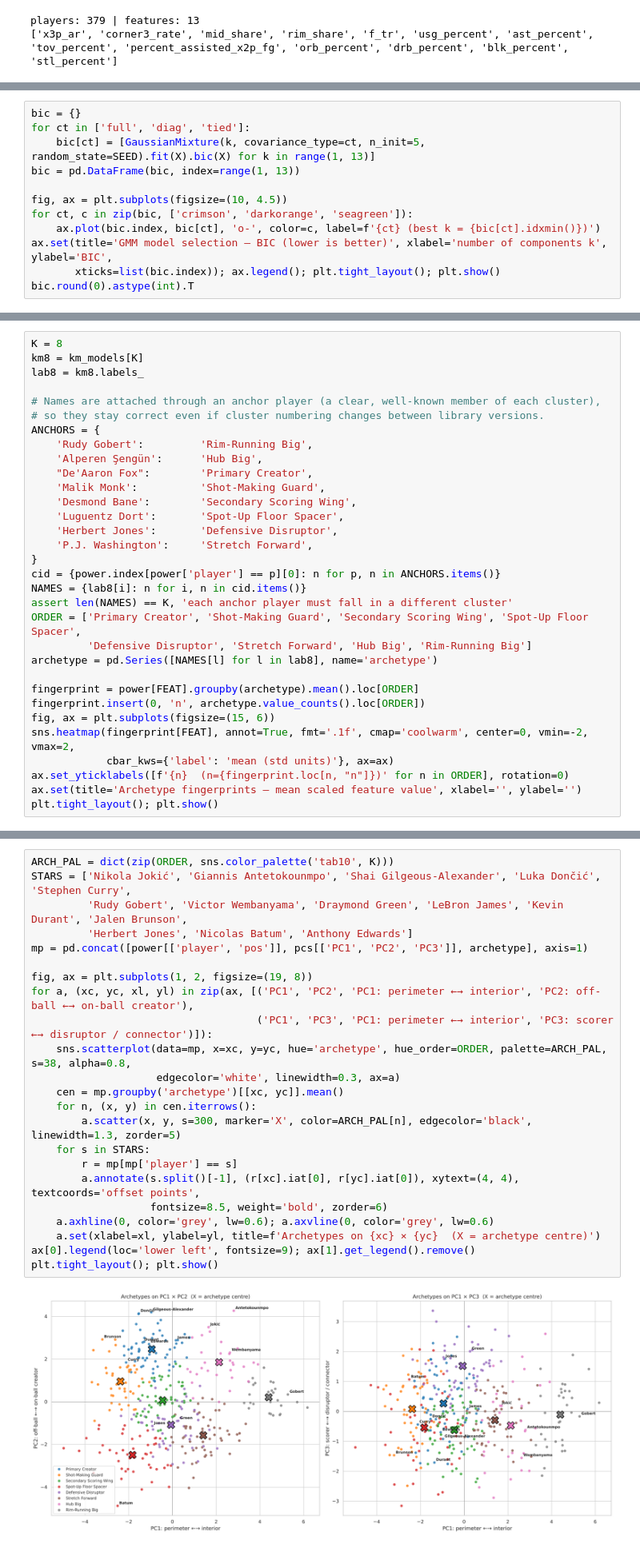
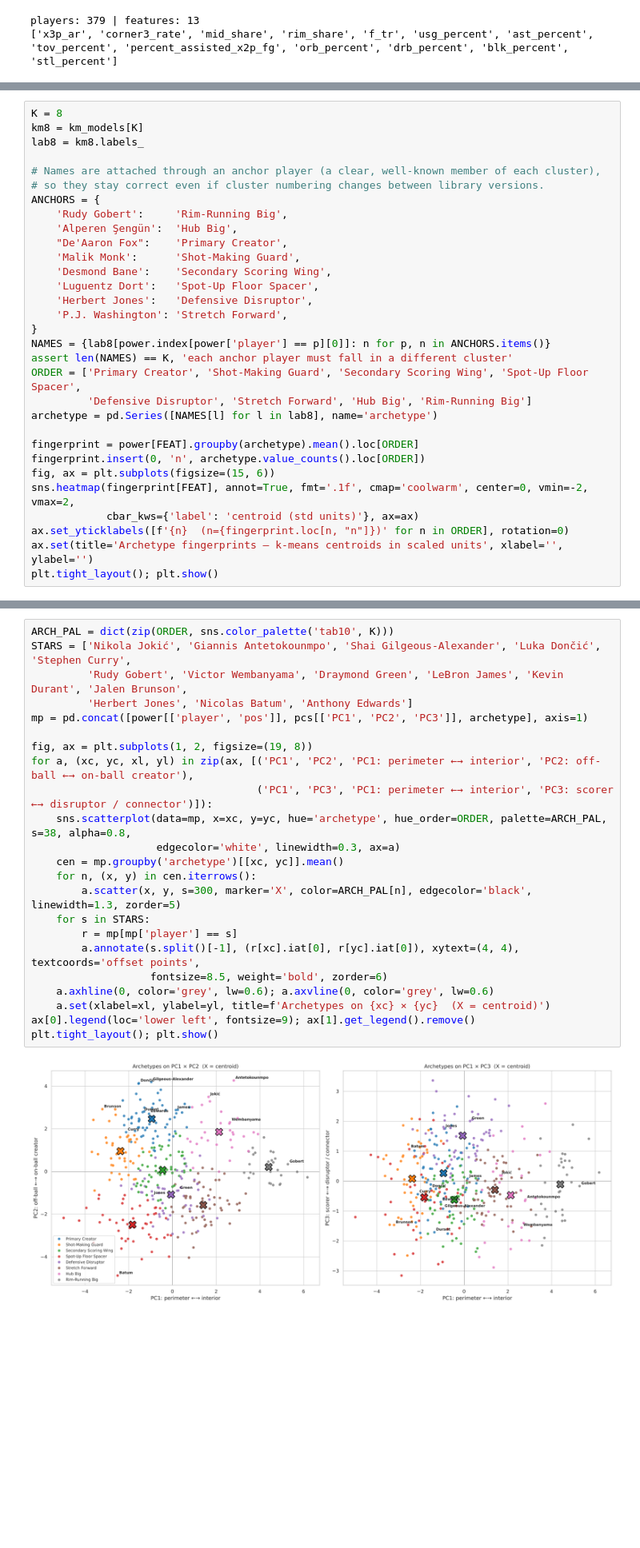
Before and after one commit to nirelkat/NBA_ModernAge_Position, a Jupyter notebook: notebooks/04_Clustering.ipynb, the cells around one changed output, grey strips where cells are left out. Shown at 80% size. Drawn from its saved outputs; the diff is of its cells as text; blank space fills up the shorter version.

```diff
--- a/notebooks/04_Clustering.ipynb
+++ b/notebooks/04_Clustering.ipynb
@@ -245,12 +160,0 @@ better.** With 379 players, a `full` model with 8 components has over 800 parame
-# %%
-bic = {}
-for ct in ['full', 'diag', 'tied']:
-    bic[ct] = [GaussianMixture(k, covariance_type=ct, n_init=5, random_state=SEED).fit(X).bic(X) for k in range(1, 13)]
-bic = pd.DataFrame(bic, index=range(1, 13))
-
-fig, ax = plt.subplots(figsize=(10, 4.5))
-for ct, c in zip(bic, ['crimson', 'darkorange', 'seagreen']):
-    ax.plot(bic.index, bic[ct], 'o-', color=c, label=f'{ct} (best k = {bic[ct].idxmin()})')
-ax.set(title='GMM model selection — BIC (lower is better)', xlabel='number of components k', ylabel='BIC',
-       xticks=list(bic.index)); ax.legend(); plt.tight_layout(); plt.show()
-bic.round(0).astype(int).T
@@ -340,17 +233,16 @@ lab8 = km8.labels_
 # Names are attached through an anchor player (a clear, well-known member of each cluster),
 # so they stay correct even if cluster numbering changes between library versions.
 ANCHORS = {
-    'Rudy Gobert':         'Rim-Running Big',
-    'Alperen Şengün':      'Hub Big',
-    "De'Aaron Fox":        'Primary Creator',
-    'Malik Monk':          'Shot-Making Guard',
-    'Desmond Bane':        'Secondary Scoring Wing',
-    'Luguentz Dort':       'Spot-Up Floor Spacer',
-    'Herbert Jones':       'Defensive Disruptor',
-    'P.J. Washington':     'Stretch Forward',
+    'Rudy Gobert':     'Rim-Running Big',
+    'Alperen Şengün':  'Hub Big',
+    "De'Aaron Fox":    'Primary Creator',
+    'Malik Monk':      'Shot-Making Guard',
+    'Desmond Bane':    'Secondary Scoring Wing',
+    'Luguentz Dort':   'Spot-Up Floor Spacer',
+    'Herbert Jones':   'Defensive Disruptor',
+    'P.J. Washington': 'Stretch Forward',
 }
-cid = {power.index[power['player'] == p][0]: n for p, n in ANCHORS.items()}
-NAMES = {lab8[i]: n for i, n in cid.items()}
+NAMES = {lab8[power.index[power['player'] == p][0]]: n for p, n in ANCHORS.items()}
 assert len(NAMES) == K, 'each anchor player must fall in a different cluster'
 ORDER = ['Primary Creator', 'Shot-Making Guard', 'Secondary Scoring Wing', 'Spot-Up Floor Spacer',
          'Defensive Disruptor', 'Stretch Forward', 'Hub Big', 'Rim-Running Big']
@@ -360,8 +252,8 @@ fingerprint = power[FEAT].groupby(archetype).mean().loc[ORDER]
 fingerprint.insert(0, 'n', archetype.value_counts().loc[ORDER])
 fig, ax = plt.subplots(figsize=(15, 6))
 sns.heatmap(fingerprint[FEAT], annot=True, fmt='.1f', cmap='coolwarm', center=0, vmin=-2, vmax=2,
-            cbar_kws={'label': 'mean (std units)'}, ax=ax)
+            cbar_kws={'label': 'centroid (std units)'}, ax=ax)
 ax.set_yticklabels([f'{n}  (n={fingerprint.loc[n, "n"]})' for n in ORDER], rotation=0)
-ax.set(title='Archetype fingerprints — mean scaled feature value', xlabel='', ylabel='')
+ax.set(title='Archetype fingerprints — k-means centroids in scaled units', xlabel='', ylabel='')
 plt.tight_layout(); plt.show()
 # %% [output]
@@ -445,28 +337,28 @@ Defensive Disruptor and Stretch Forward) should be separated by PC3, so a second
 # %%
 ARCH_PAL = dict(zip(ORDER, sns.color_palette('tab10', K)))
 STARS = ['Nikola Jokić', 'Giannis Antetokounmpo', 'Shai Gilgeous-Alexander', 'Luka Dončić', 'Stephen Curry',
          'Rudy Gobert', 'Victor Wembanyama', 'Draymond Green', 'LeBron James', 'Kevin Durant', 'Jalen Brunson',
          'Herbert Jones', 'Nicolas Batum', 'Anthony Edwards']
 mp = pd.concat([power[['player', 'pos']], pcs[['PC1', 'PC2', 'PC3']], archetype], axis=1)
 
 fig, ax = plt.subplots(1, 2, figsize=(19, 8))
 for a, (xc, yc, xl, yl) in zip(ax, [('PC1', 'PC2', 'PC1: perimeter ←→ interior', 'PC2: off-ball ←→ on-ball creator'),
                                     ('PC1', 'PC3', 'PC1: perimeter ←→ interior', 'PC3: scorer ←→ disruptor / connector')]):
     sns.scatterplot(data=mp, x=xc, y=yc, hue='archetype', hue_order=ORDER, palette=ARCH_PAL, s=38, alpha=0.8,
                     edgecolor='white', linewidth=0.3, ax=a)
     cen = mp.groupby('archetype')[[xc, yc]].mean()
     for n, (x, y) in cen.iterrows():
         a.scatter(x, y, s=300, marker='X', color=ARCH_PAL[n], edgecolor='black', linewidth=1.3, zorder=5)
     for s in STARS:
         r = mp[mp['player'] == s]
         a.annotate(s.split()[-1], (r[xc].iat[0], r[yc].iat[0]), xytext=(4, 4), textcoords='offset points',
                    fontsize=8.5, weight='bold', zorder=6)
     a.axhline(0, color='grey', lw=0.6); a.axvline(0, color='grey', lw=0.6)
-    a.set(xlabel=xl, ylabel=yl, title=f'Archetypes on {xc} × {yc}  (X = archetype centre)')
+    a.set(xlabel=xl, ylabel=yl, title=f'Archetypes on {xc} × {yc}  (X = centroid)')
 ax[0].legend(loc='lower left', fontsize=9); ax[1].get_legend().remove()
 plt.tight_layout(); plt.show()
 # %% [output]
-[figure, old version]
+[figure, new version]
 # %% [markdown]
 **Reading the map.**
 - The archetypes tile the PC1 × PC2 plane in an orderly way: creators at the top, spot-up shooters bottom-left,
```
Also changed, not shown: parts of 61 cells of this notebook, 5 other files.
